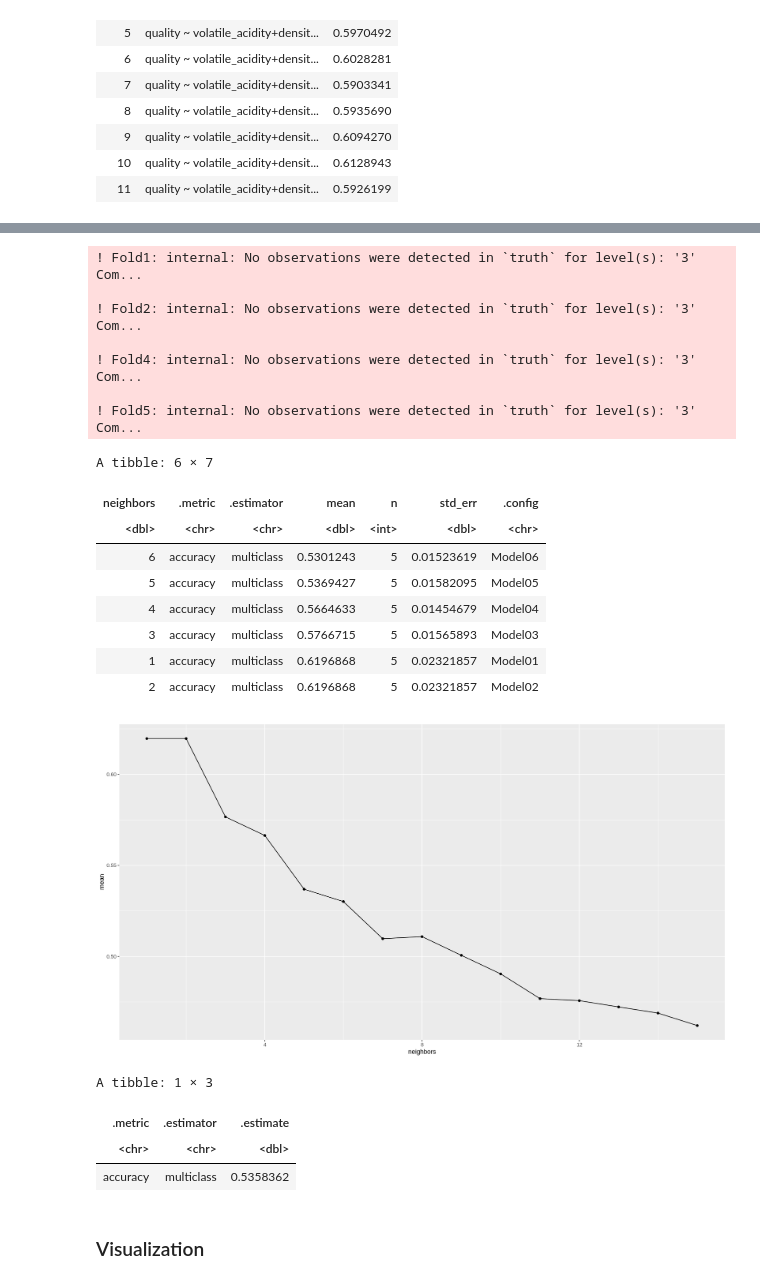
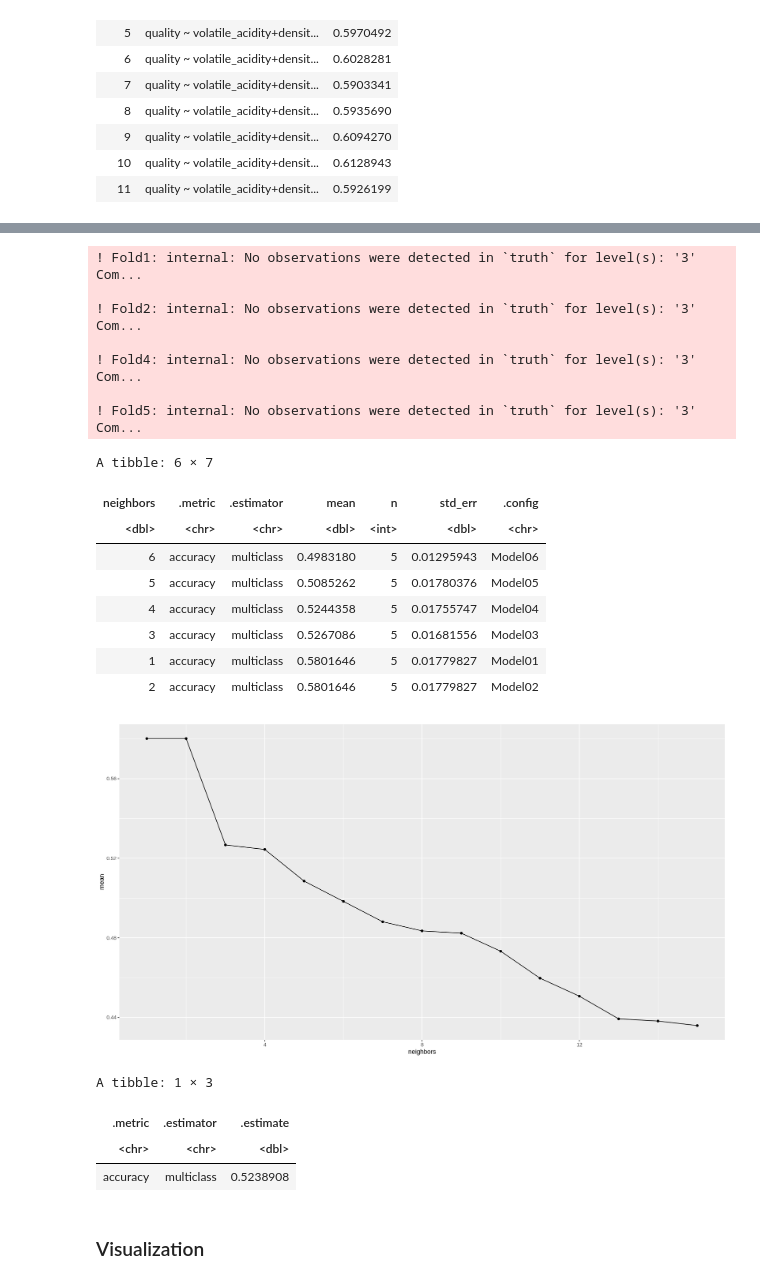
Before and after one commit to jon-chow/DSCI100-WineQualityAnalysis, a Jupyter notebook: FinalReport.ipynb, the cells around one changed output, grey strips where cells are left out. Cells and saved outputs as stored; diff of their text form; code cells hidden in the pictures.

```diff
--- a/FinalReport.ipynb
+++ b/FinalReport.ipynb
@@ -658,7 +654,7 @@ set.seed(7)
 
 # selecting only relevant predictor variables
 predictor_train_data <- train_data %>%
-                        select(c(quality, alcohol, sulphates, total_so2, residual_sugar, chlorides, volatile_acidity))
+                        select(c(quality, volatile_acidity, density, alcohol, chlorides, total_so2, free_so2))
 
 # creating the 5-fold cross-validation object
 vfold <- vfold_cv(predictor_train_data, v = 5, strata = quality)
@@ -679,44 +675,44 @@ set_mode("classification")
 
 # fitting the recipe and model specification onto the training data
 balanced_tune2 <- workflow() %>%
                 add_recipe(recipe_balance) %>%
                 add_model(upsample_model) %>%
                 tune_grid(resamples = vfold, grid = k_vals_balance) %>%
                 collect_metrics() %>%
                 filter(.metric == "accuracy") %>%
                 arrange(mean)
 
 # plotting accuracies by k values
 k_plot_balance2 <- ggplot(balanced_tune2, aes(x=neighbors, y=mean)) + geom_point() + geom_line()
 k_plot_balance2
 
 tail(balanced_tune2)
 # %% [output]
 ! Fold1: internal: No observations were detected in `truth` for level(s): '3'
 Com...
 
 ! Fold2: internal: No observations were detected in `truth` for level(s): '3'
 Com...
 
 ! Fold4: internal: No observations were detected in `truth` for level(s): '3'
 Com...
 
 ! Fold5: internal: No observations were detected in `truth` for level(s): '3'
 Com...
 A tibble: 6 × 7
 | neighbors | .metric | .estimator | mean | n | std_err | .config |
 | <dbl> | <chr> | <chr> | <dbl> | <int> | <dbl> | <chr> |
-| 6 | accuracy | multiclass | 0.5301243 | 5 | 0.01523619 | Model06 |
-| 5 | accuracy | multiclass | 0.5369427 | 5 | 0.01582095 | Model05 |
-| 4 | accuracy | multiclass | 0.5664633 | 5 | 0.01454679 | Model04 |
-| 3 | accuracy | multiclass | 0.5766715 | 5 | 0.01565893 | Model03 |
-| 1 | accuracy | multiclass | 0.6196868 | 5 | 0.02321857 | Model01 |
-| 2 | accuracy | multiclass | 0.6196868 | 5 | 0.02321857 | Model02 |
+| 6 | accuracy | multiclass | 0.4983180 | 5 | 0.01295943 | Model06 |
+| 5 | accuracy | multiclass | 0.5085262 | 5 | 0.01780376 | Model05 |
+| 4 | accuracy | multiclass | 0.5244358 | 5 | 0.01755747 | Model04 |
+| 3 | accuracy | multiclass | 0.5267086 | 5 | 0.01681556 | Model03 |
+| 1 | accuracy | multiclass | 0.5801646 | 5 | 0.01779827 | Model01 |
+| 2 | accuracy | multiclass | 0.5801646 | 5 | 0.01779827 | Model02 |
-[figure, old version]
+[figure, new version]
 # %%
 # selecting only relevant predictor variables
 predictor_train_data <- train_data %>%
-                        select(c(quality, alcohol, sulphates, total_so2, residual_sugar, chlorides, volatile_acidity))
+                        select(c(quality, volatile_acidity, density, alcohol, chlorides, total_so2, free_so2))
 
 # recipe to balance classes
 recipe_balance <- recipe(quality ~., data = predictor_train_data) %>%
@@ -748,7 +744,7 @@ balance_pred_acc
 A tibble: 1 × 3
 | .metric | .estimator | .estimate |
 | <chr> | <chr> | <dbl> |
-| accuracy | multiclass | 0.5358362 |
+| accuracy | multiclass | 0.5238908 |
 # %% [markdown]
 ### Visualization
 # %% [markdown]
```
Also changed, not shown: parts of 6 cells of this notebook.
